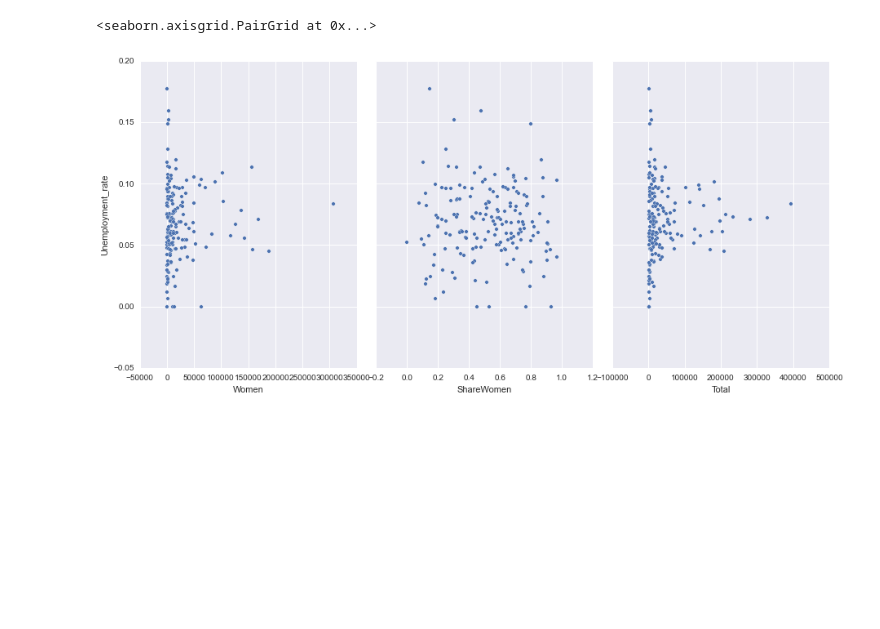
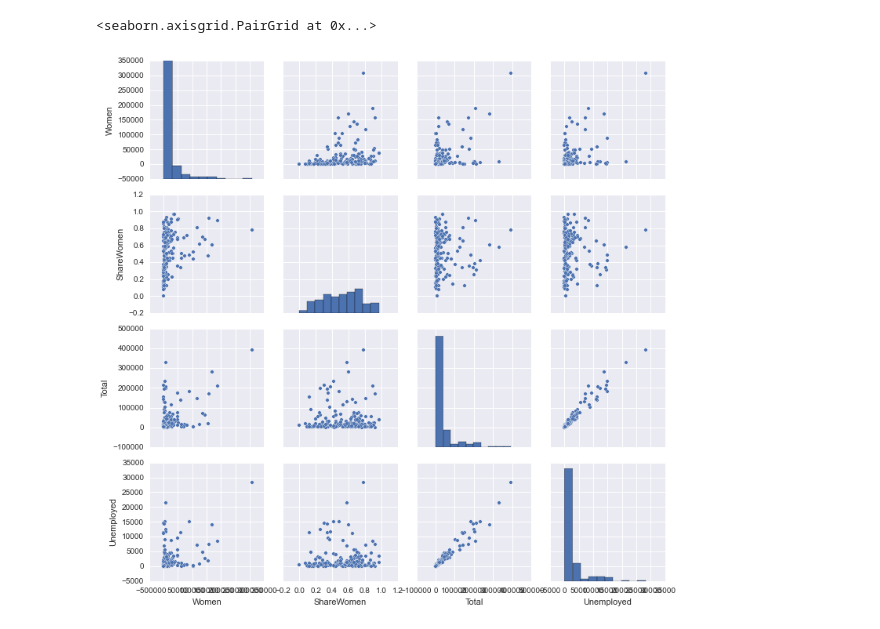
Before and after one commit to SanaNasar/SF_DAT_17_WORK, a Jupyter notebook: Final Project/Women in STEM-Correlation.ipynb, the cells around one changed output. Drawn from its saved outputs; the diff is of its cells as text; code cells hidden in the pictures; blank space fills up the shorter version.

Commit message:
adding more data analysis to my project

```diff
--- a/Final Project/Women in STEM-Correlation.ipynb
+++ b/Final Project/Women in STEM-Correlation.ipynb
@@ -24,7 +25,9 @@ data.head()
 | 5 | 2405 | CHEMICAL ENGINEERING | Engineering | 32260 | 289 | 21239 | 11021 | 0.341631 | 25694 | ... |
 # %%
 # scatter plot in Seaborn
-sns.pairplot(data, x_vars=['Women','ShareWomen','Total'], y_vars='Unemployment_rate', size=6, aspect=0.7)
+# sns.pairplot(data, x_vars=['Women','ShareWomen','Total'], y_vars='Unemployment_rate', size=6, aspect=0.7)
+
+sns.pairplot(data[['Women','ShareWomen','Total', 'Unemployed']])
 # %% [output]
 <seaborn.axisgrid.PairGrid at 0x...>
-[figure, old version]
+[figure, new version]
```
Also changed, not shown: parts of 15 cells of this notebook.
